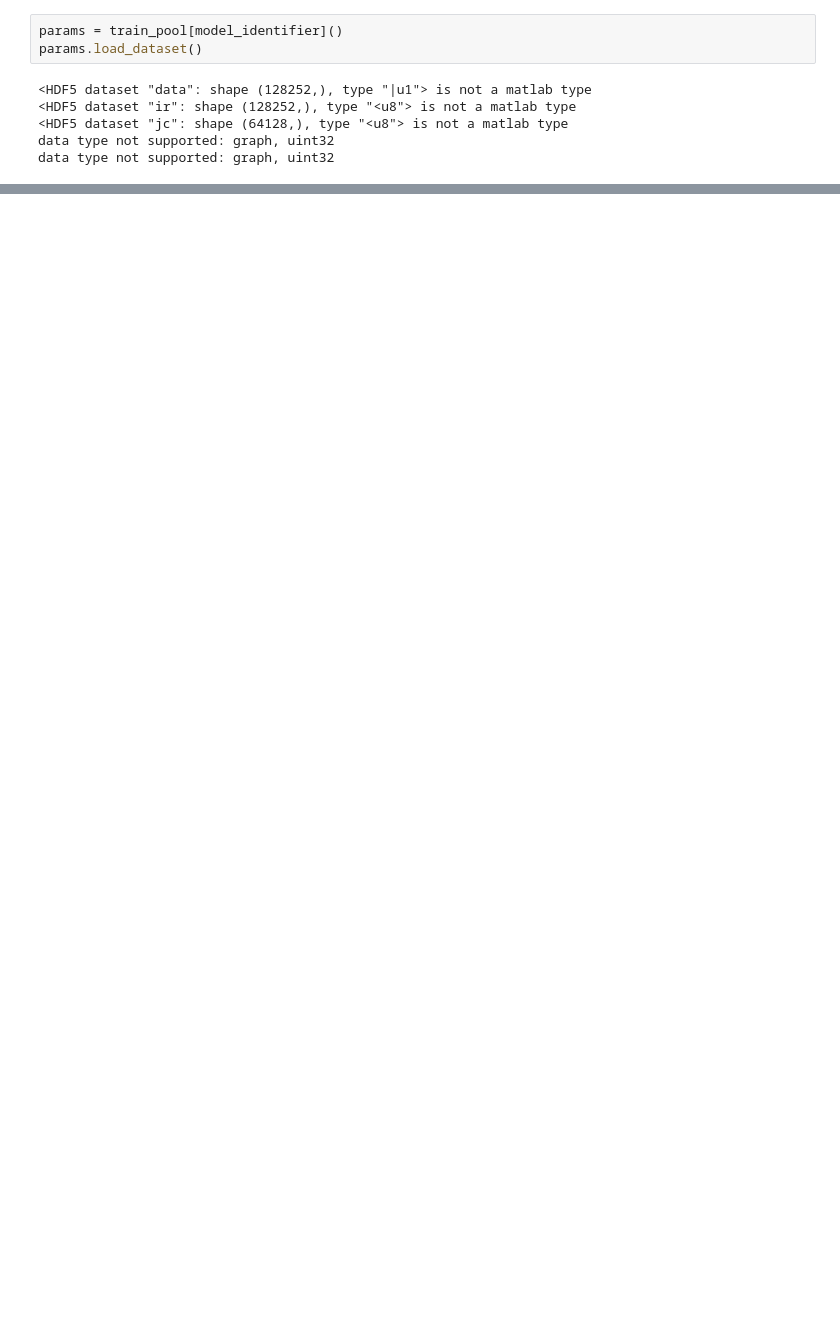
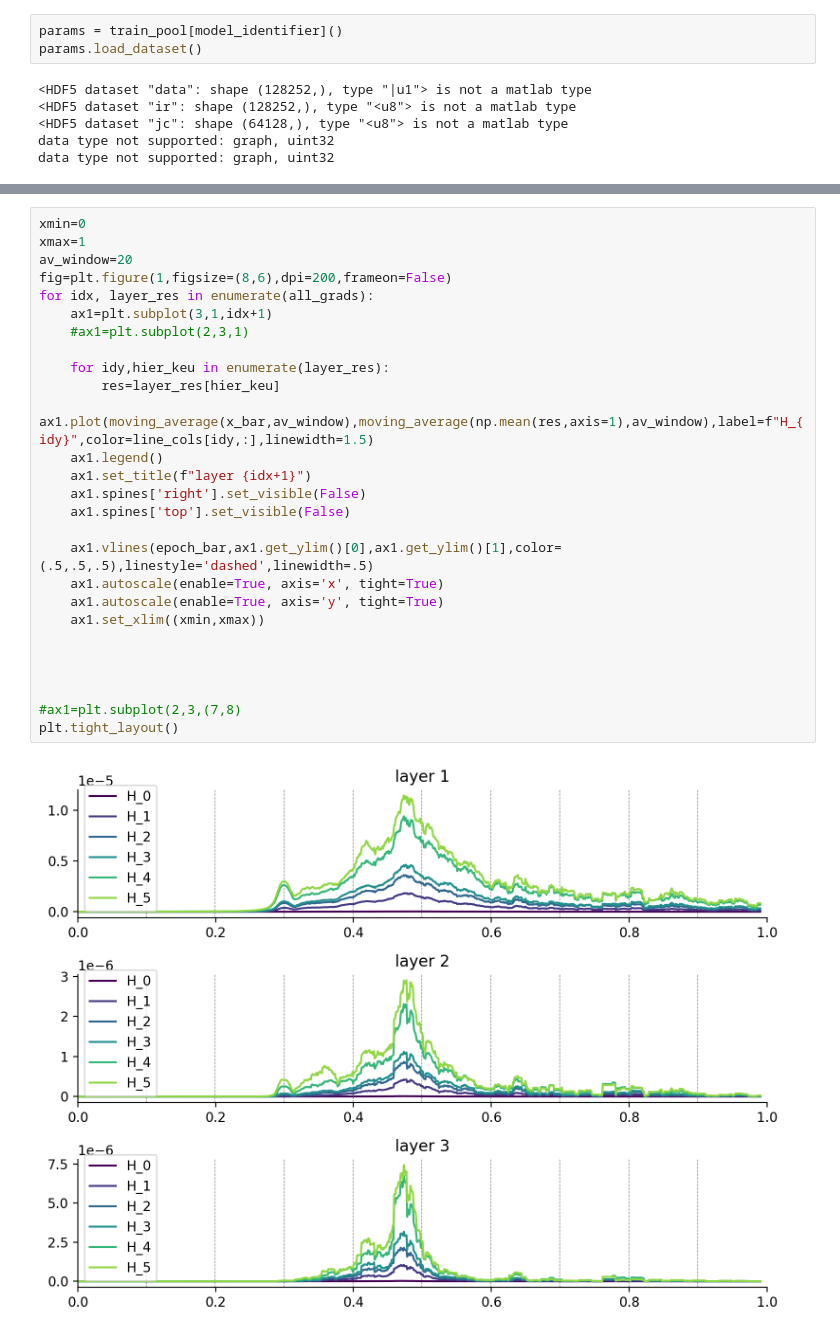
Before and after one commit to eghbalhosseini/neural_manifolds, a Jupyter notebook: create_gradient_figures_post_ICML.ipynb, the cells around one changed output, grey strips where cells are left out. Saved outputs shown, nothing was run; the diff lists cells and outputs as text; blank space fills up the shorter version.

```diff
--- a/create_gradient_figures_post_ICML.ipynb
+++ b/create_gradient_figures_post_ICML.ipynb
@@ -198,0 +266,29 @@ for h in range(all_grad.shape[1]):
+# %%
+xmin=0
+xmax=1
+av_window=20
+fig=plt.figure(1,figsize=(8,6),dpi=200,frameon=False)
+for idx, layer_res in enumerate(all_grads):
+    ax1=plt.subplot(3,1,idx+1)
+    #ax1=plt.subplot(2,3,1)
+
+    for idy,hier_keu in enumerate(layer_res):
+        res=layer_res[hier_keu]
+        ax1.plot(moving_average(x_bar,av_window),moving_average(np.mean(res,axis=1),av_window),label=f"H_{idy}",color=line_cols[idy,:],linewidth=1.5)
+    ax1.legend()
+    ax1.set_title(f"layer {idx+1}")
+    ax1.spines['right'].set_visible(False)
+    ax1.spines['top'].set_visible(False)
+
+    ax1.vlines(epoch_bar,ax1.get_ylim()[0],ax1.get_ylim()[1],color=(.5,.5,.5),linestyle='dashed',linewidth=.5)
+    ax1.autoscale(enable=True, axis='x', tight=True)
+    ax1.autoscale(enable=True, axis='y', tight=True)
+    ax1.set_xlim((xmin,xmax))
+
+
+
+
+#ax1=plt.subplot(2,3,(7,8)
+plt.tight_layout()
+# %% [output]
+[figure, added]
```
Also changed, not shown: parts of 35 cells of this notebook, 2 other files.
